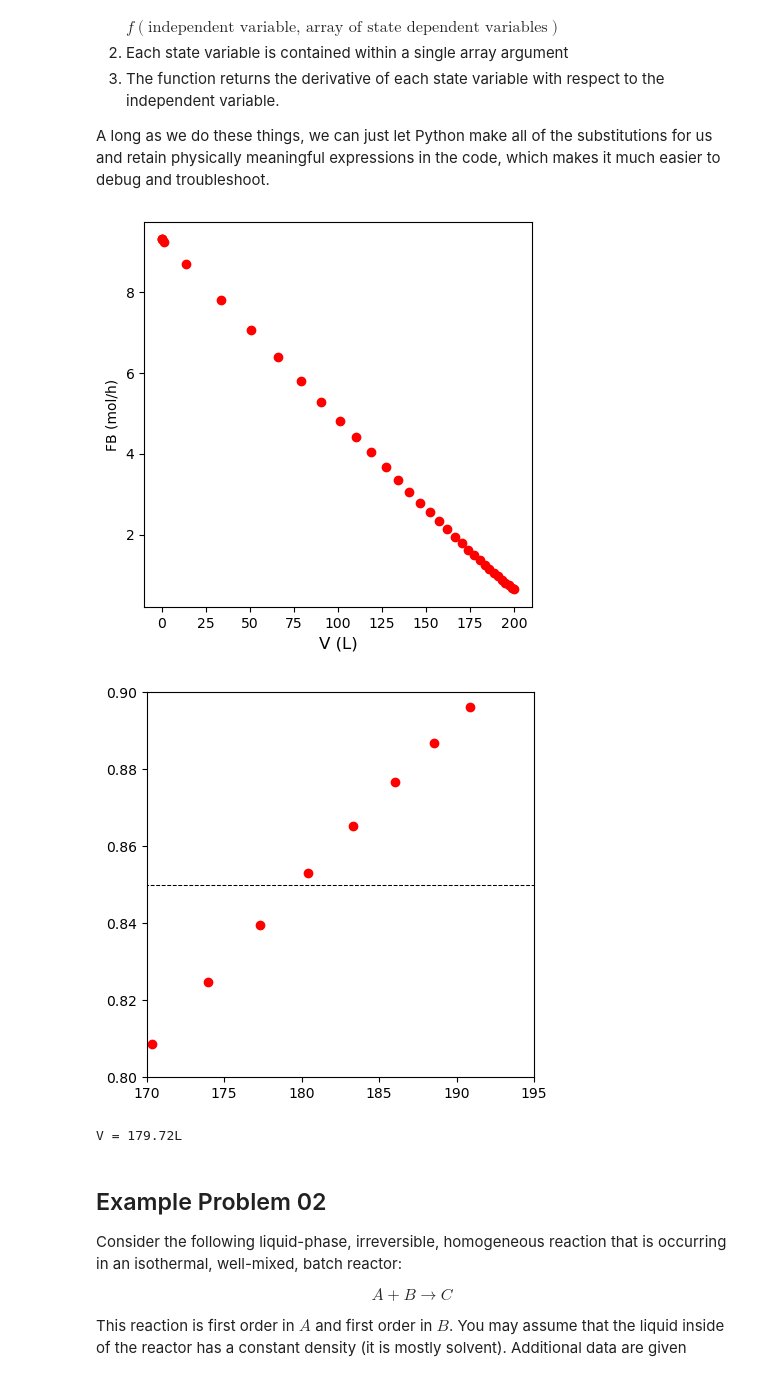
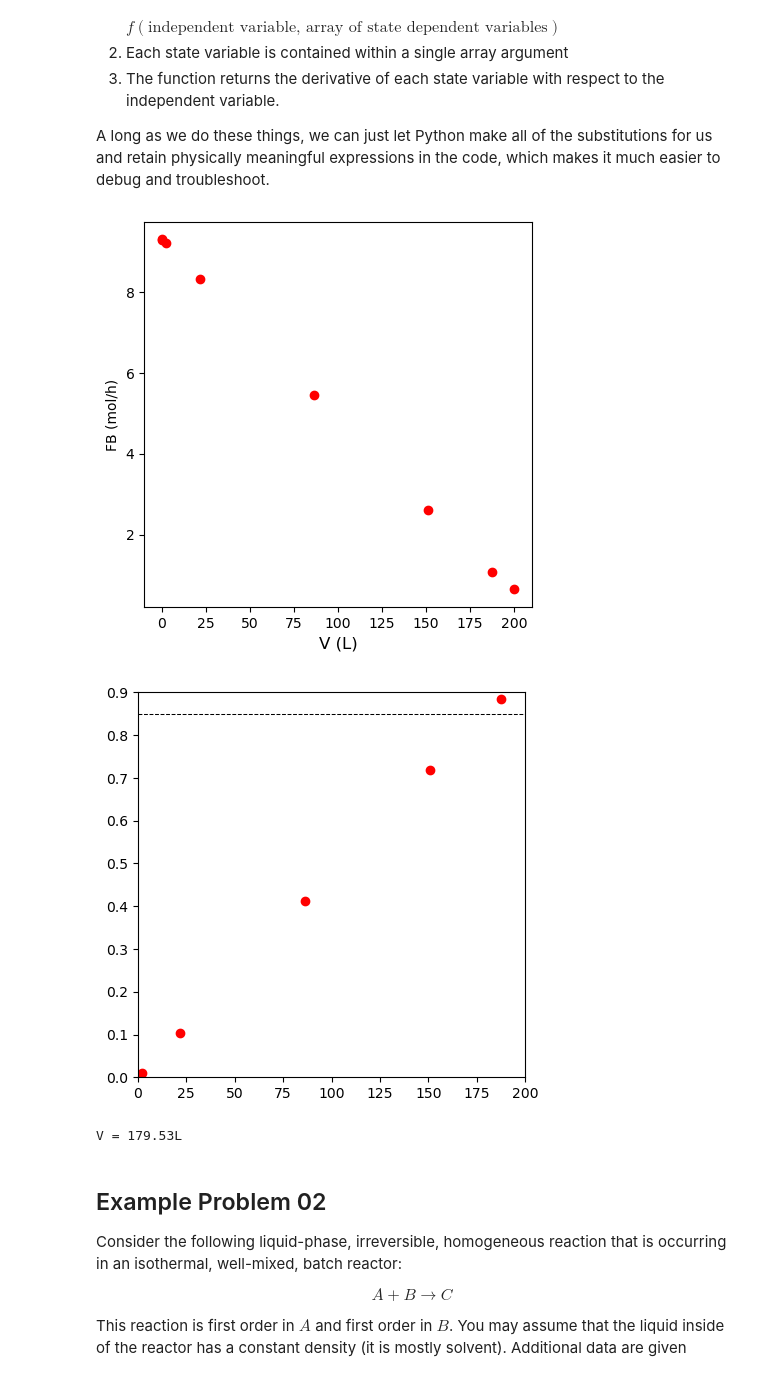
Before and after one commit to jqbond/CEN587, a Jupyter notebook: Notebooks/587-N20.ipynb, the cells around one changed output. Saved outputs shown, nothing was run; the diff lists cells and outputs as text; code cells hidden in the pictures.

```diff
--- a/Notebooks/587-N20.ipynb
+++ b/Notebooks/587-N20.ipynb
@@ -244,7 +249,8 @@ var0  = [FAf, FBf, FCf]
 # Solve the problem using solve_ivp()                            #
 ##################################################################
 
-ans09 = solve_ivp(P01, vspan, var0, atol = 1e-10, rtol = 1e-10)
+ans09 = solve_ivp(P01, vspan, var0, atol = 1e-4, rtol = 1e-4)
+# print(ans09)
 
 
 ##################################################################
@@ -258,38 +264,38 @@ XB    = (FBf - FB)/FBf
 
 
 ##################################################################
 # Graph FB vs. Volume -- hard to tell where XB = 0.85 here?      #
 ##################################################################
 
 plt.figure(figsize = (5,5))
 plt.plot(V, FB, 'ro')
 plt.xlabel('V (L)', fontsize = 12)
 plt.ylabel('FB (mol/h)')
 plt.show()
 
 ##################################################################
 # Graph XB vs. Volume -- easier to see where XB = 0.85           #
 ##################################################################
 
 plt.figure(figsize = (5,5))
 plt.plot(V, XB, 'ro')
 plt.hlines(0.85, 0, 200, color = 'black', linestyle = 'dashed', linewidth = 0.75)
-plt.xlim(170, 195)
-plt.ylim(0.8, 0.9)
+plt.xlim(0, 200)
+plt.ylim(0.0, 0.9)
 plt.show()
 
 
 ##################################################################
 # Use interpolation to find desired value of XB = 0.85           #
 ##################################################################
 
 itp1  = interp1d(XB, V, kind = 'cubic')
 Vsol  = itp1(0.85)
 print(f'V = {Vsol:5.2f}L')
 # %% [output]
-[figure, old version]
+[figure, new version]
-[figure, old version]
+[figure, new version]
-V = 179.72L
+V = 179.53L
 # %% [markdown]
 ## Example Problem 02
 
```
Also changed, not shown: parts of 3 cells of this notebook.
